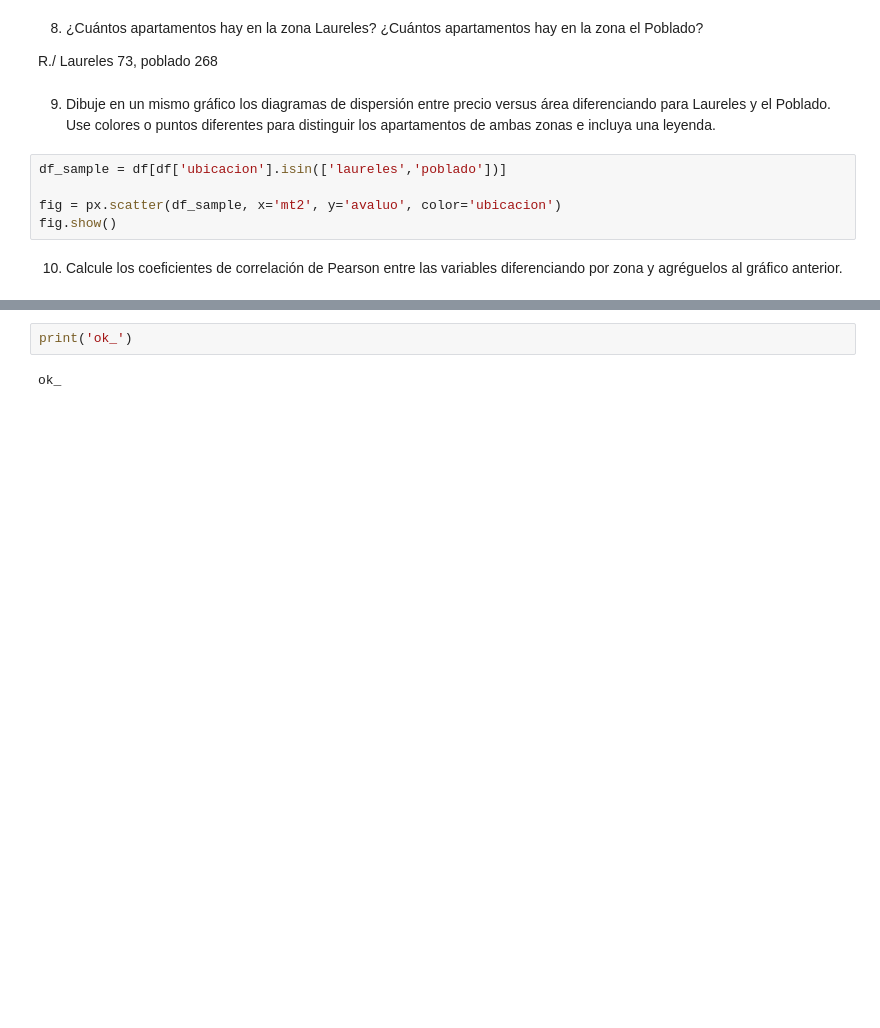
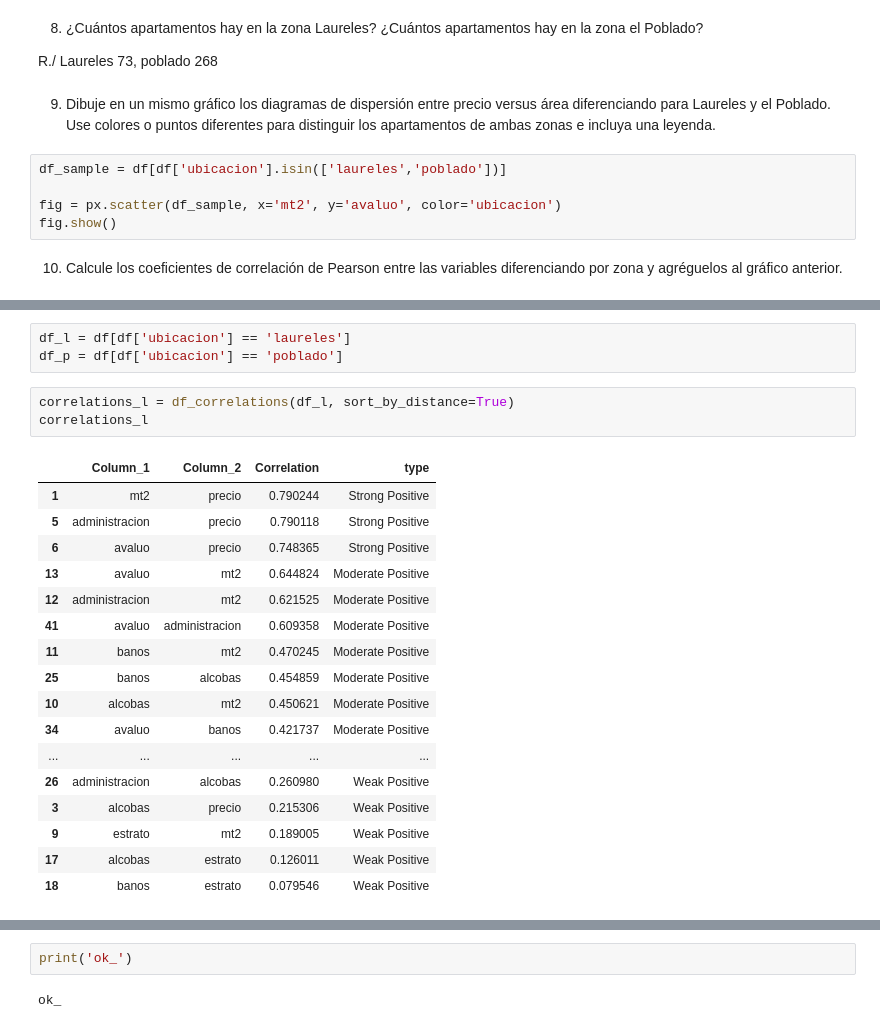
Before and after one commit to oecorrechag/regression, a Jupyter notebook: notebooks/01_seccion/1.1 Introduccion/1.1.6. Activities4.ipynb, the cells around one changed output, grey strips where cells are left out. Saved outputs shown, nothing was run; the diff lists cells and outputs as text; blank space fills up the shorter version.

```diff
--- a/notebooks/01_seccion/1.1 Introduccion/1.1.6. Activities4.ipynb
+++ b/notebooks/01_seccion/1.1 Introduccion/1.1.6. Activities4.ipynb
@@ -189,0 +202,24 @@ fig.show()
+# %%
+df_l = df[df['ubicacion'] == 'laureles']
+df_p = df[df['ubicacion'] == 'poblado']
+# %%
+correlations_l = df_correlations(df_l, sort_by_distance=True)
+correlations_l
+# %% [output]
+|  | Column_1 | Column_2 | Correlation | type |
+| 1 | mt2 | precio | 0.790244 | Strong Positive |
+| 5 | administracion | precio | 0.790118 | Strong Positive |
+| 6 | avaluo | precio | 0.748365 | Strong Positive |
+| 13 | avaluo | mt2 | 0.644824 | Moderate Positive |
+| 12 | administracion | mt2 | 0.621525 | Moderate Positive |
+| 41 | avaluo | administracion | 0.609358 | Moderate Positive |
+| 11 | banos | mt2 | 0.470245 | Moderate Positive |
+| 25 | banos | alcobas | 0.454859 | Moderate Positive |
+| 10 | alcobas | mt2 | 0.450621 | Moderate Positive |
+| 34 | avaluo | banos | 0.421737 | Moderate Positive |
+| ... | ... | ... | ... | ... |
+| 26 | administracion | alcobas | 0.260980 | Weak Positive |
+| 3 | alcobas | precio | 0.215306 | Weak Positive |
+| 9 | estrato | mt2 | 0.189005 | Weak Positive |
+| 17 | alcobas | estrato | 0.126011 | Weak Positive |
+| 18 | banos | estrato | 0.079546 | Weak Positive |
```
Also changed, not shown: parts of 4 cells of this notebook.
